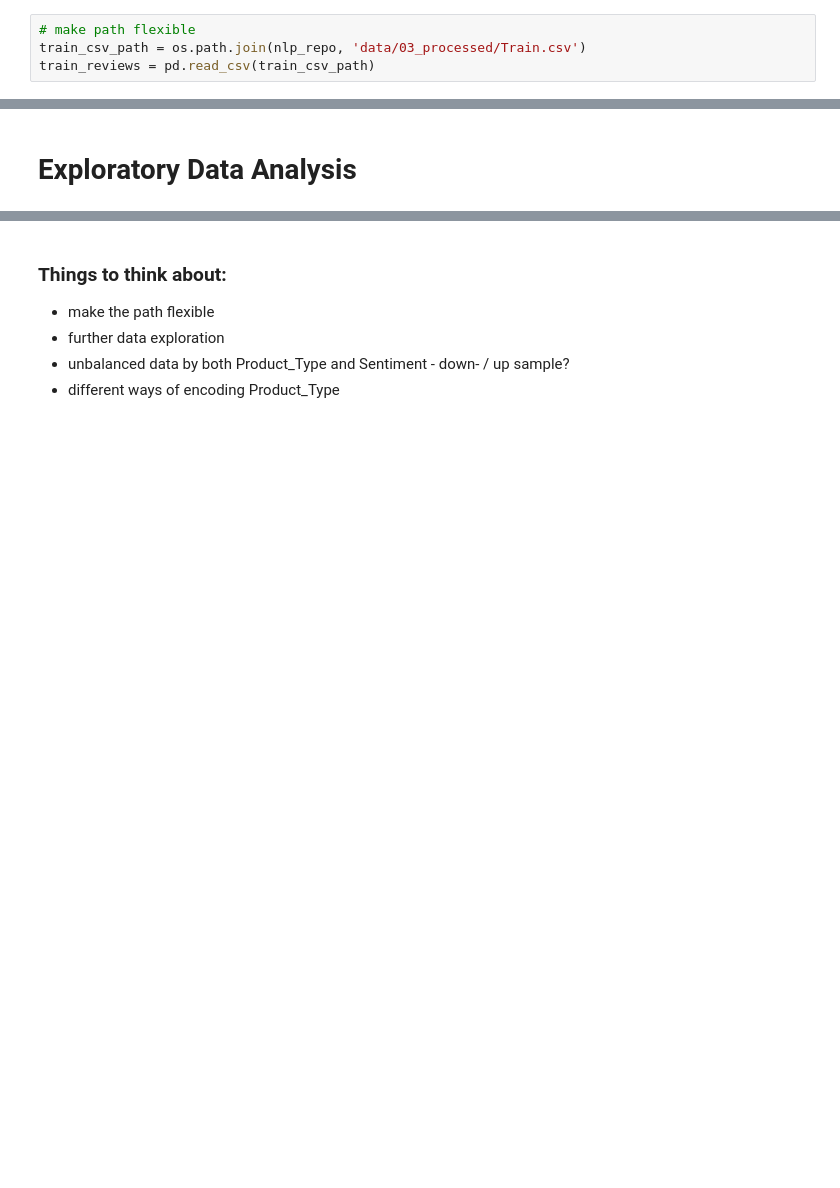
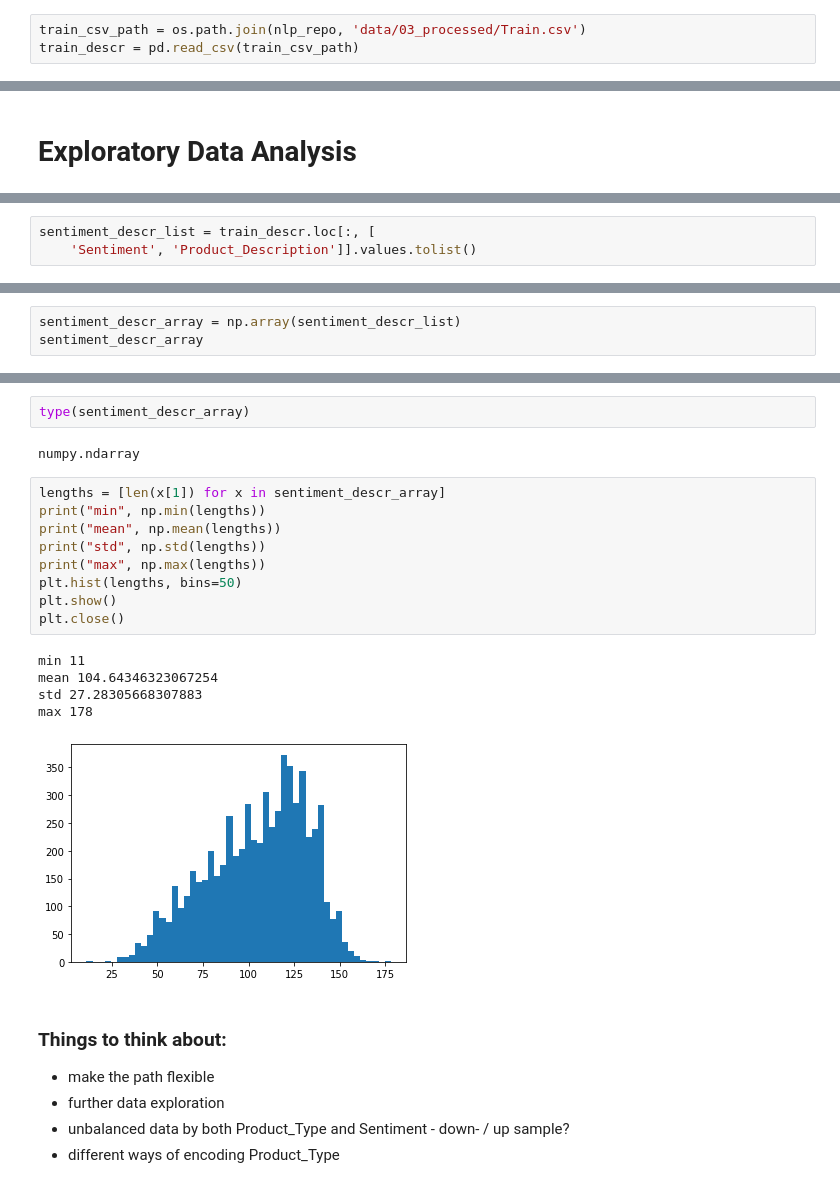
Before and after one commit to Iskriyana/nlp-product-sentiment-classification, a Jupyter notebook: notebooks/01_exploration/Data_Exploration.ipynb, the cells around one changed output, grey strips where cells are left out. Drawn from its saved outputs; the diff is of its cells as text; blank space fills up the shorter version.

```diff
--- a/notebooks/01_exploration/Data_Exploration.ipynb
+++ b/notebooks/01_exploration/Data_Exploration.ipynb
@@ -21,9 +21,8 @@ sys.path.append(src_dir)
 
 **read Train.csv as a dataframe called train_reviews**
 # %%
-# make path flexible
 train_csv_path = os.path.join(nlp_repo, 'data/03_processed/Train.csv')
-train_reviews = pd.read_csv(train_csv_path)
+train_descr = pd.read_csv(train_csv_path)
 # %% [markdown]
 **Check out the info(), head(), and describe() methods on train_reviews**
 # %%
@@ -75,0 +79,3 @@ sns.displot(train_reviews, x="Product_Type")
+# %%
+sentiment_descr_list = train_descr.loc[:, [
+    'Sentiment', 'Product_Description']].values.tolist()
@@ -75,0 +86,3 @@ sns.displot(train_reviews, x="Product_Type")
+# %%
+sentiment_descr_array = np.array(sentiment_descr_list)
+sentiment_descr_array
@@ -76,3 +126,22 @@ sns.displot(train_reviews, x="Product_Type")
+# %%
+type(sentiment_descr_array)
+# %% [output]
+numpy.ndarray
+# %%
+lengths = [len(x[1]) for x in sentiment_descr_array]
+print("min", np.min(lengths))
+print("mean", np.mean(lengths))
+print("std", np.std(lengths))
+print("max", np.max(lengths))
+plt.hist(lengths, bins=50)
+plt.show()
+plt.close()
+# %% [output]
+min 11
+mean 104.64346323067254
+std 27.28305668307883
+max 178
+[figure, added]
 # %% [markdown]
 ### Things to think about:
 * make the path flexible
```
Also changed, not shown: parts of 12 cells of this notebook, 3 other files.
